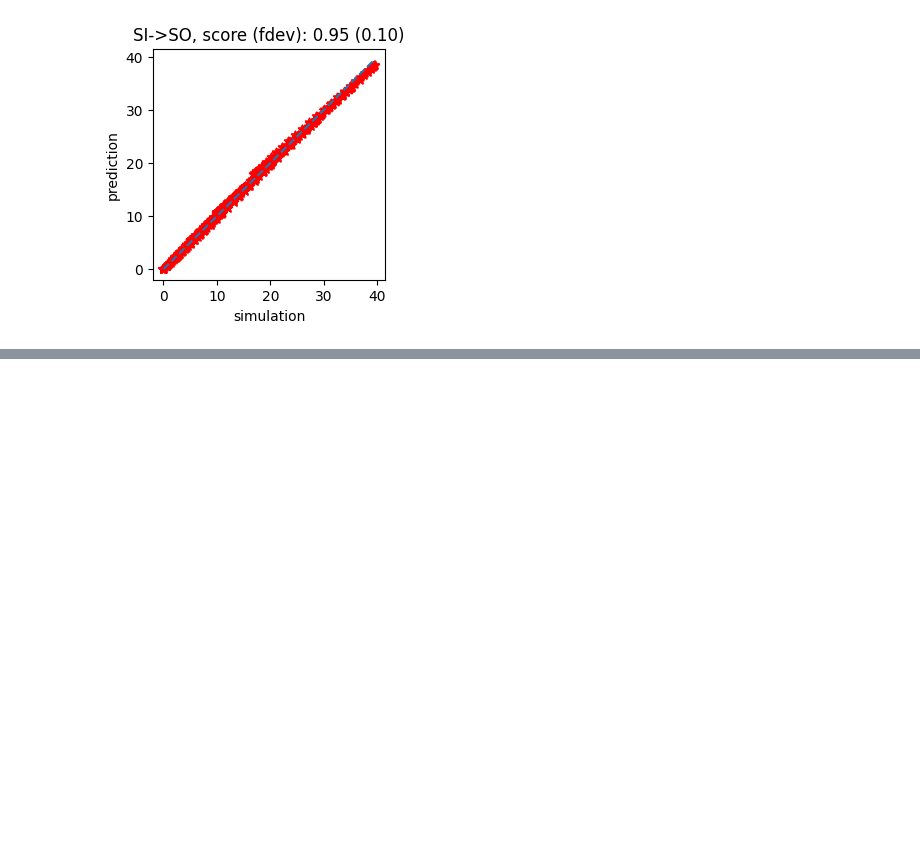
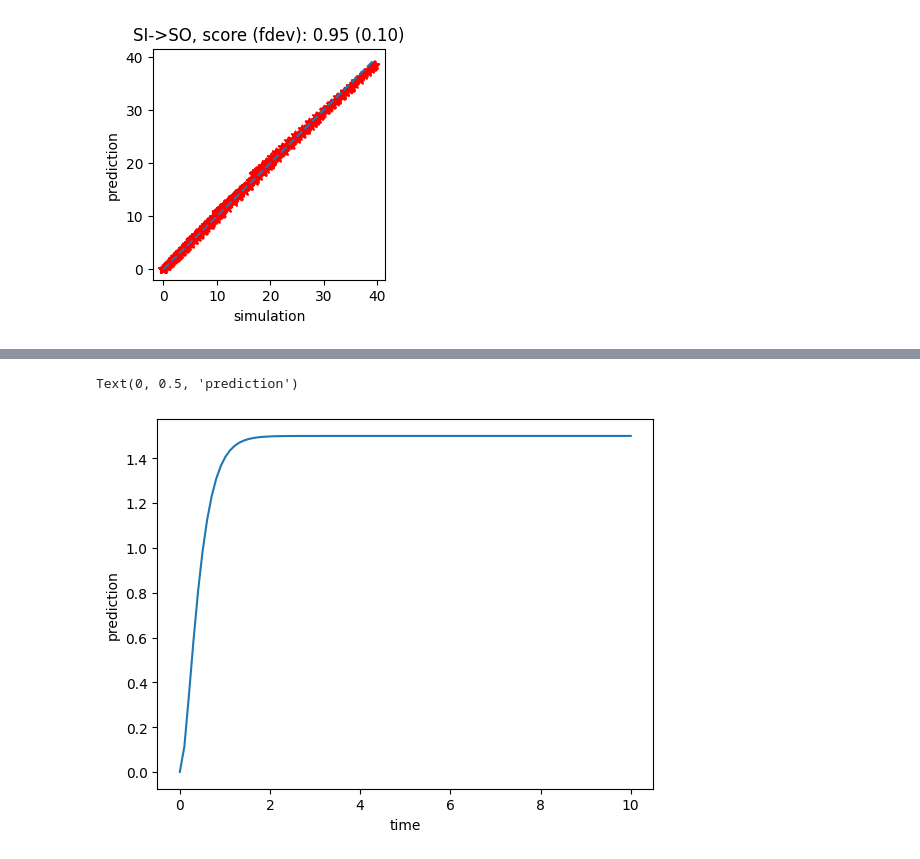
Before and after one commit to joseph-hellerstein/linear_reaction_networks, a Jupyter notebook: notebooks/SLM-Reaction-Networks.ipynb, the cells around one changed output, grey strips where cells are left out. Saved outputs shown, nothing was run; the diff lists cells and outputs as text; code cells hidden in the pictures; blank space fills up the shorter version.

```diff
--- a/notebooks/SLM-Reaction-Networks.ipynb
+++ b/notebooks/SLM-Reaction-Networks.ipynb
@@ -311,0 +338,10 @@ score
+# %%
+s = control.TransferFunction.s
+tf = kA1*kA3/((s + kA2 + kA3)*(s + kA4))
+_, PREDICTIONS_A = control.forced_response(tf, T=TIMES, U=SAI)
+plt.plot(TIMES, predictions)
+plt.xlabel("time")
+plt.ylabel("prediction")
+# %% [output]
+Text(0, 0.5, 'prediction')
+[figure, added]
```
Also changed, not shown: parts of 8 cells of this notebook, 1 other file.
